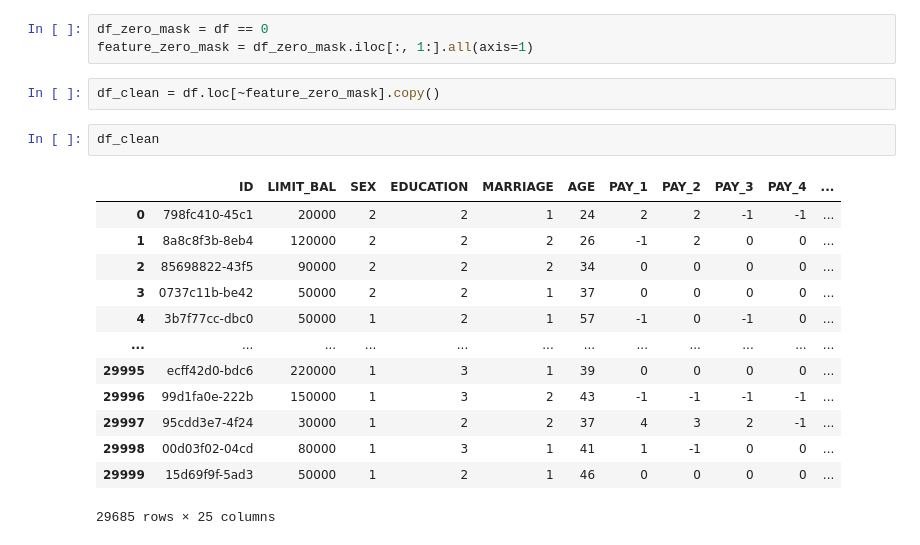
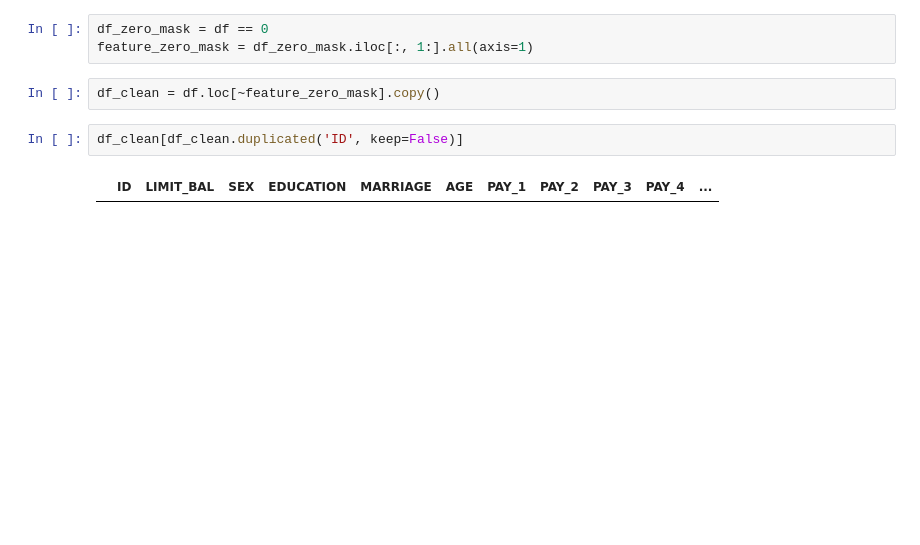
Before and after one commit to danzpy/book-data-science-projects-with-python, a Jupyter notebook: predicao-bons-pagadores.ipynb, the cells around one changed output. Drawn from its saved outputs; the diff is of its cells as text; blank space fills up the shorter version.

```diff
--- a/predicao-bons-pagadores.ipynb
+++ b/predicao-bons-pagadores.ipynb
@@ -126,18 +156,6 @@ feature_zero_mask = df_zero_mask.iloc[:, 1:].all(axis=1)
 # %%
 df_clean = df.loc[~feature_zero_mask].copy()
 # %%
-df_clean
+df_clean[df_clean.duplicated('ID', keep=False)]
 # %% [output]
 |  | ID | LIMIT_BAL | SEX | EDUCATION | MARRIAGE | AGE | PAY_1 | PAY_2 | PAY_3 | PAY_4 | ... |
-| 0 | 798fc410-45c1 | 20000 | 2 | 2 | 1 | 24 | 2 | 2 | -1 | -1 | ... |
-| 1 | 8a8c8f3b-8eb4 | 120000 | 2 | 2 | 2 | 26 | -1 | 2 | 0 | 0 | ... |
-| 2 | 85698822-43f5 | 90000 | 2 | 2 | 2 | 34 | 0 | 0 | 0 | 0 | ... |
-| 3 | 0737c11b-be42 | 50000 | 2 | 2 | 1 | 37 | 0 | 0 | 0 | 0 | ... |
-| 4 | 3b7f77cc-dbc0 | 50000 | 1 | 2 | 1 | 57 | -1 | 0 | -1 | 0 | ... |
-| ... | ... | ... | ... | ... | ... | ... | ... | ... | ... | ... | ... |
-| 29995 | ecff42d0-bdc6 | 220000 | 1 | 3 | 1 | 39 | 0 | 0 | 0 | 0 | ... |
-| 29996 | 99d1fa0e-222b | 150000 | 1 | 3 | 2 | 43 | -1 | -1 | -1 | -1 | ... |
-| 29997 | 95cdd3e7-4f24 | 30000 | 1 | 2 | 2 | 37 | 4 | 3 | 2 | -1 | ... |
-| 29998 | 00d03f02-04cd | 80000 | 1 | 3 | 1 | 41 | 1 | -1 | 0 | 0 | ... |
-| 29999 | 15d69f9f-5ad3 | 50000 | 1 | 2 | 1 | 46 | 0 | 0 | 0 | 0 | ... |
-29685 rows × 25 columns
```
Also changed, not shown: parts of 19 cells of this notebook.
